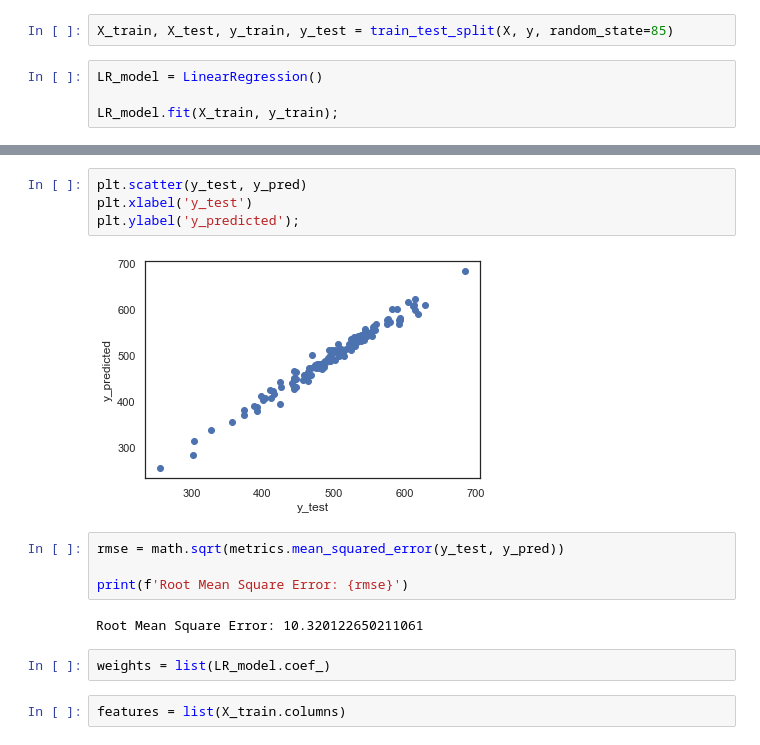
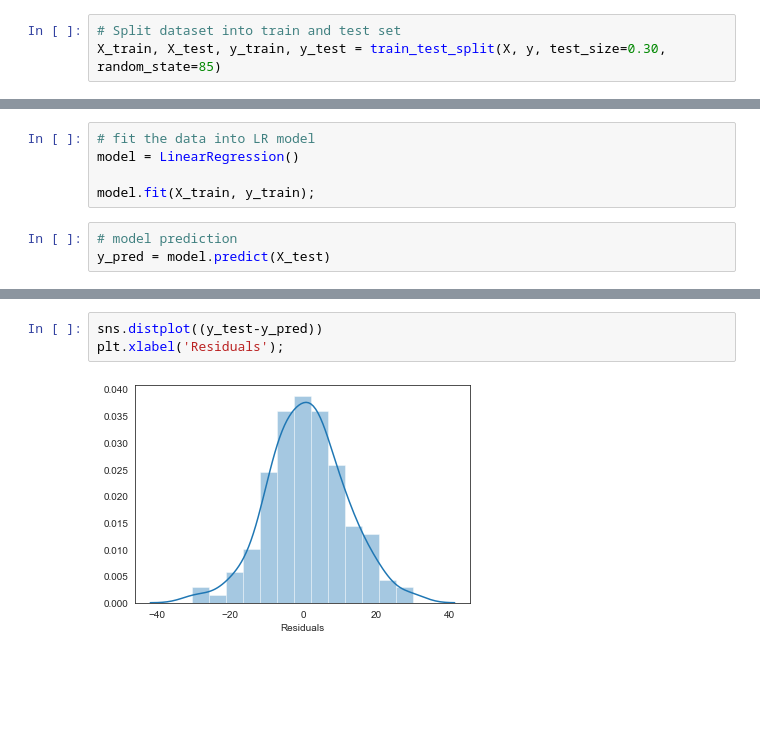
Before and after one commit to CodeInDna/Data-Science-Exercises, a Jupyter notebook: Practice_Exercises/FyntraFashions.ipynb, the cells around one changed output, grey strips where cells are left out. Cells and saved outputs as stored; diff of their text form; blank space fills up the shorter version.

Commit message:
Fyntra Fashions: Data Exploration, Model Building, Conclusions

```diff
--- a/Practice_Exercises/FyntraFashions.ipynb
+++ b/Practice_Exercises/FyntraFashions.ipynb
@@ -48,7 +82,4 @@ X = df.iloc[:, 3:7]
 y = df.iloc[:, -1]
 # %%
-X_train, X_test, y_train, y_test = train_test_split(X, y, random_state=85)
+# Split dataset into train and test set
+X_train, X_test, y_train, y_test = train_test_split(X, y, test_size=0.30, random_state=85)
-# %%
-LR_model = LinearRegression()
-
-LR_model.fit(X_train, y_train);
@@ -56,0 +90,8 @@ y_pred = LR_model.predict(X_test)
+# %%
+# fit the data into LR model
+model = LinearRegression()
+
+model.fit(X_train, y_train);
+# %%
+# model prediction
+y_pred = model.predict(X_test)
@@ -57,16 +119,5 @@ y_pred = LR_model.predict(X_test)
 # %%
-plt.scatter(y_test, y_pred)
-plt.xlabel('y_test')
-plt.ylabel('y_predicted');
+sns.distplot((y_test-y_pred))
+plt.xlabel('Residuals');
 # %% [output]
-[figure, old version]
+[figure, new version]
-# %%
-rmse = math.sqrt(metrics.mean_squared_error(y_test, y_pred))
-
-print(f'Root Mean Square Error: {rmse}')
-# %% [output]
-Root Mean Square Error: 10.320122650211061
-# %%
-weights = list(LR_model.coef_)
-# %%
-features = list(X_train.columns)
```
Also changed, not shown: parts of 33 cells of this notebook.
